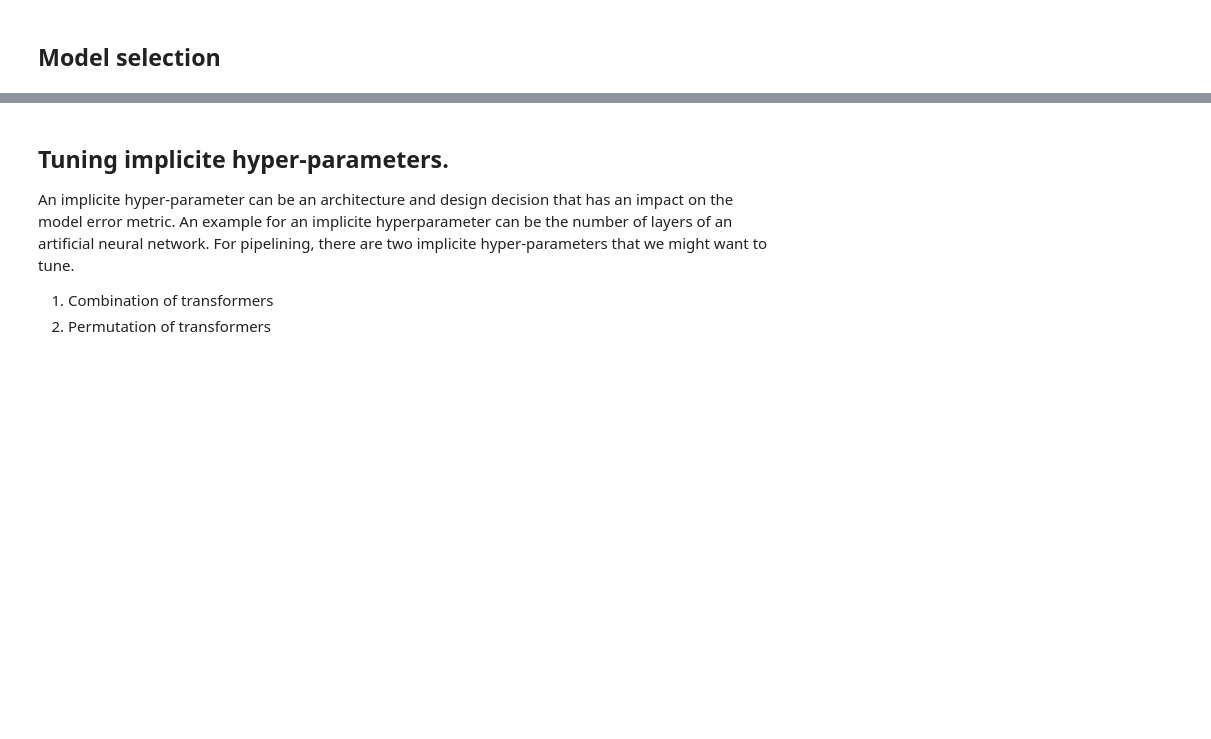
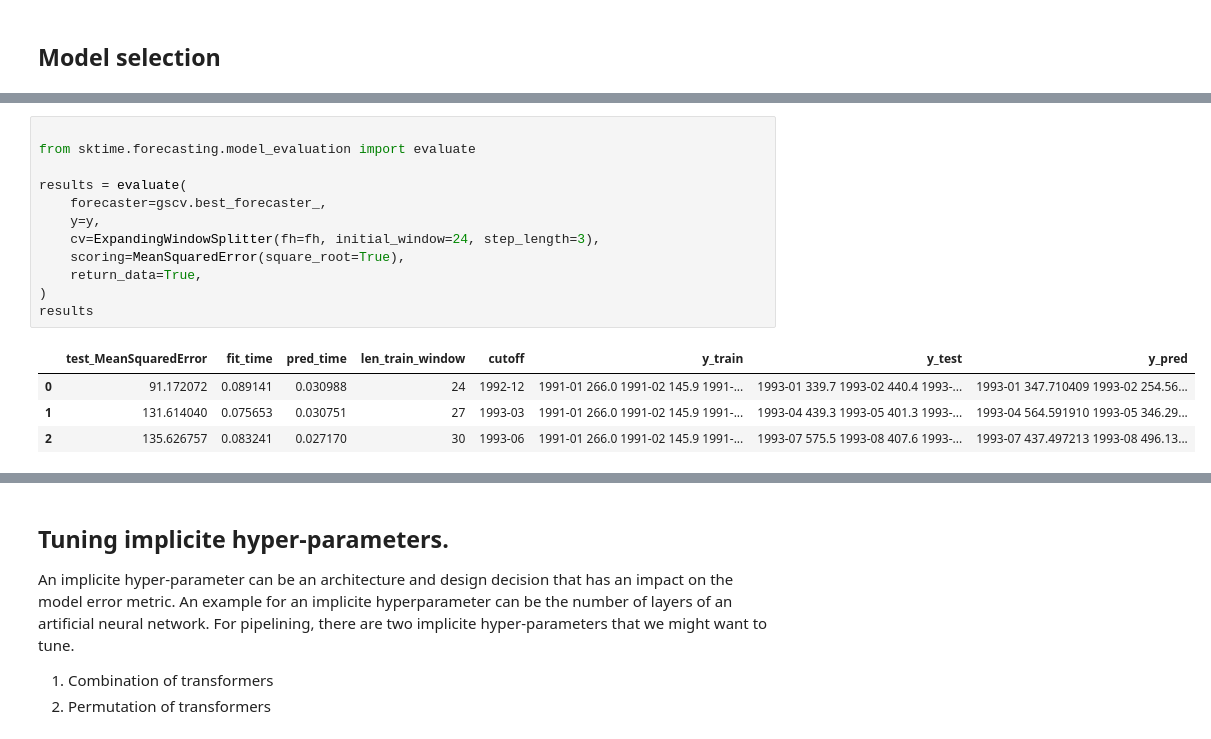
Before and after one commit to sktime/sktime-tutorial-pydata-global-2022, a Jupyter notebook: notebooks/tuning.ipynb, the cells around one changed output, grey strips where cells are left out. Drawn from its saved outputs; the diff is of its cells as text; blank space fills up the shorter version.

```diff
--- a/notebooks/tuning.ipynb
+++ b/notebooks/tuning.ipynb
@@ -222,0 +222,17 @@ gscv.best_params_
+# %%
+
+from sktime.forecasting.model_evaluation import evaluate
+
+results = evaluate(
+    forecaster=gscv.best_forecaster_,
+    y=y,
+    cv=ExpandingWindowSplitter(fh=fh, initial_window=24, step_length=3),
+    scoring=MeanSquaredError(square_root=True),
+    return_data=True,
+)
+results
+# %% [output]
+|  | test_MeanSquaredError | fit_time | pred_time | len_train_window | cutoff | y_train | y_test | y_pred |
+| 0 | 91.172072 | 0.089141 | 0.030988 | 24 | 1992-12 | 1991-01 266.0 1991-02 145.9 1991-... | 1993-01 339.7 1993-02 440.4 1993-... | 1993-01 347.710409 1993-02 254.56... |
+| 1 | 131.614040 | 0.075653 | 0.030751 | 27 | 1993-03 | 1991-01 266.0 1991-02 145.9 1991-... | 1993-04 439.3 1993-05 401.3 1993-... | 1993-04 564.591910 1993-05 346.29... |
+| 2 | 135.626757 | 0.083241 | 0.027170 | 30 | 1993-06 | 1991-01 266.0 1991-02 145.9 1991-... | 1993-07 575.5 1993-08 407.6 1993-... | 1993-07 437.497213 1993-08 496.13... |
```
Also changed, not shown: parts of 7 cells of this notebook, 1 other file.
